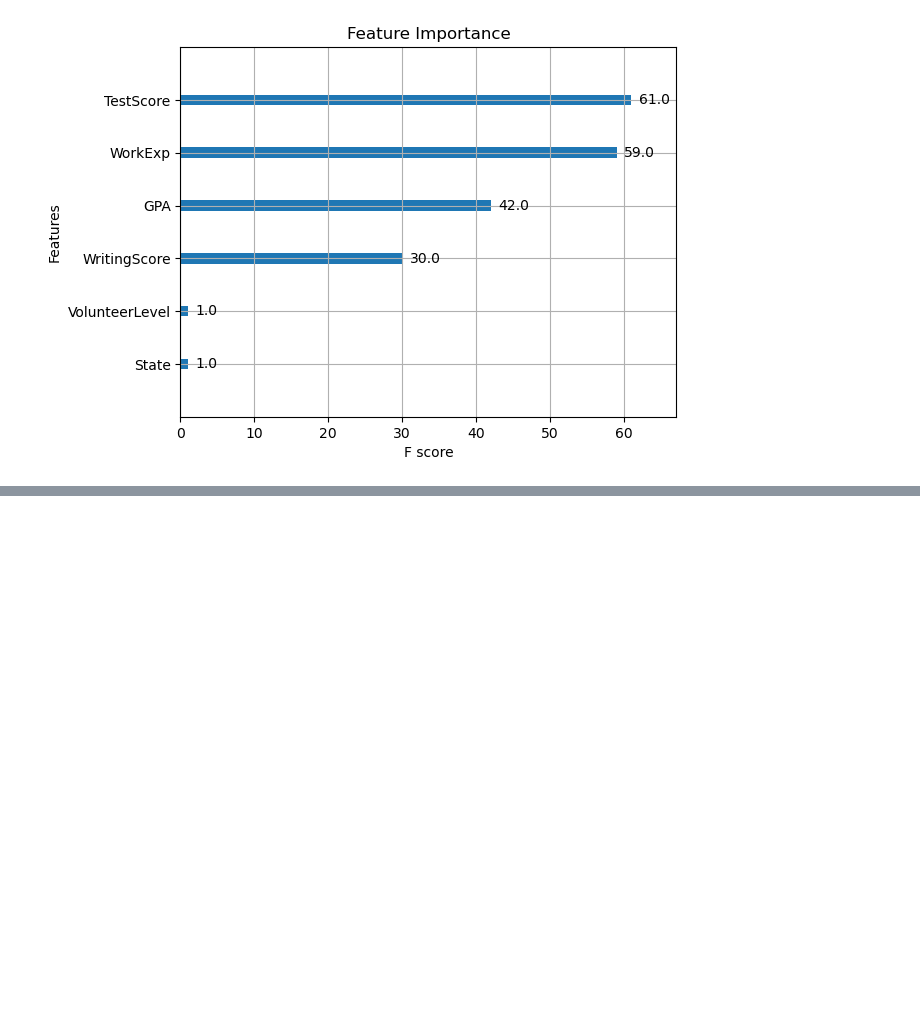
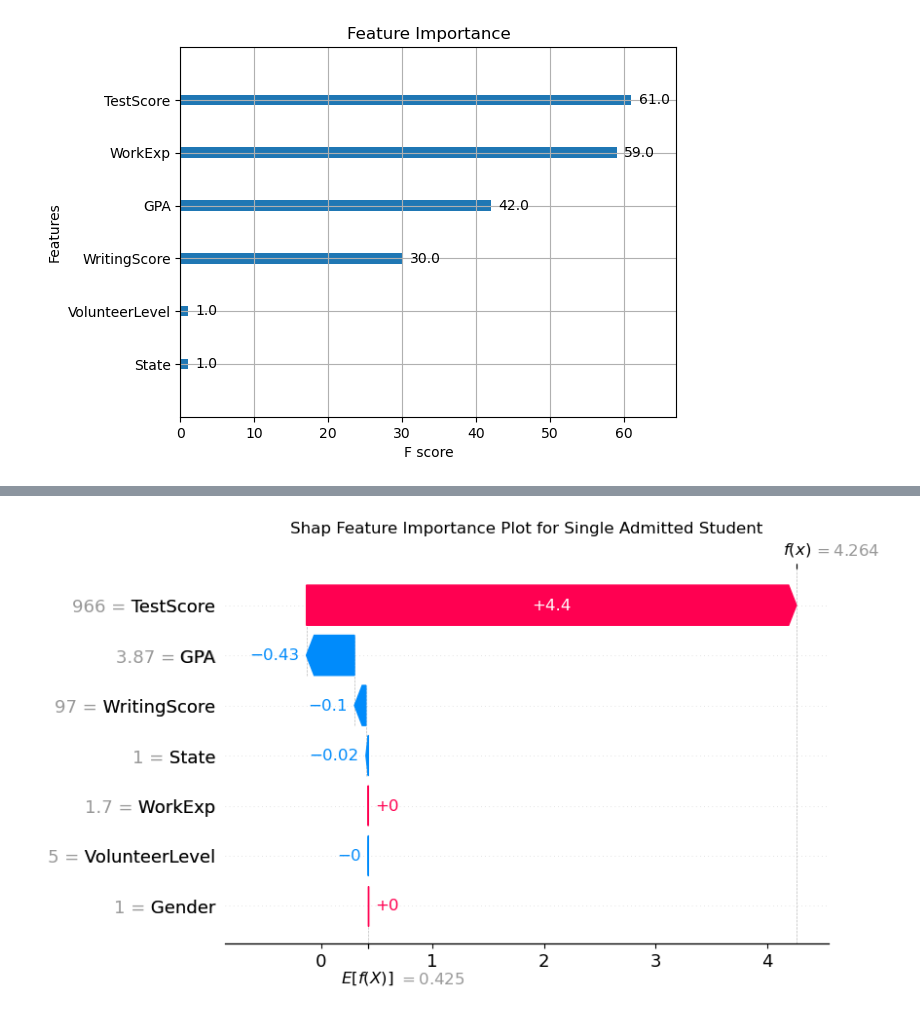
Before and after one commit to ad1589/dsan-5900.github.io, a Jupyter notebook: code/amelia_xgboost/xgboost.ipynb, the cells around one changed output, grey strips where cells are left out. Drawn from its saved outputs; the diff is of its cells as text; code cells hidden in the pictures; blank space fills up the shorter version.

```diff
--- a/code/amelia_xgboost/xgboost.ipynb
+++ b/code/amelia_xgboost/xgboost.ipynb
@@ -137,0 +165,14 @@ print(shap.__version__)
+# %%
+expl = shap.Explanation(values=shap_values[2][0],
+                        base_values=explainer.expected_value[2],
+                        data=X_test.iloc[5,:],
+                        feature_names=X_test.columns.tolist())
+
+# Now, you can use this Explanation object with the waterfall plot
+shap.plots.waterfall(expl, show=False)
+plt.title("Shap Feature Importance Plot for Single Admitted Student")
+plt.show()
+
+#https://towardsdatascience.com/explainable-ai-xai-with-shap-multi-class-classification-problem-64dd30f97cea
+# %% [output]
+[figure, added]
```
Also changed, not shown: parts of 6 cells of this notebook.
